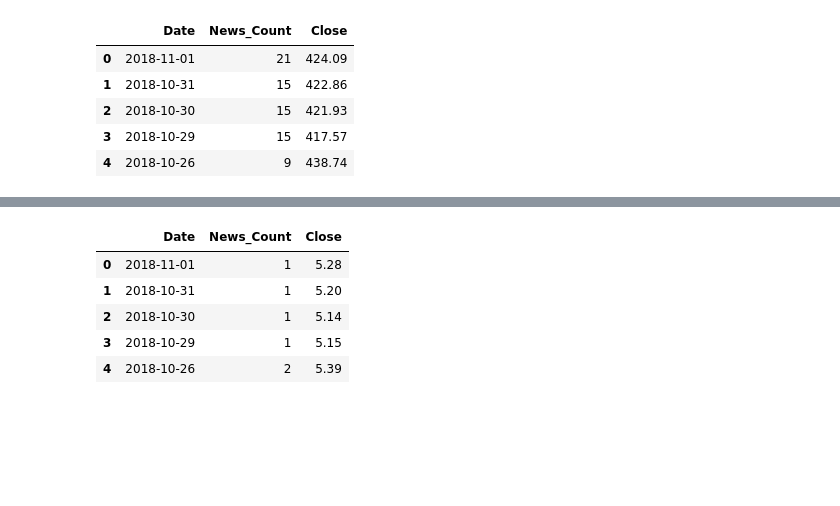
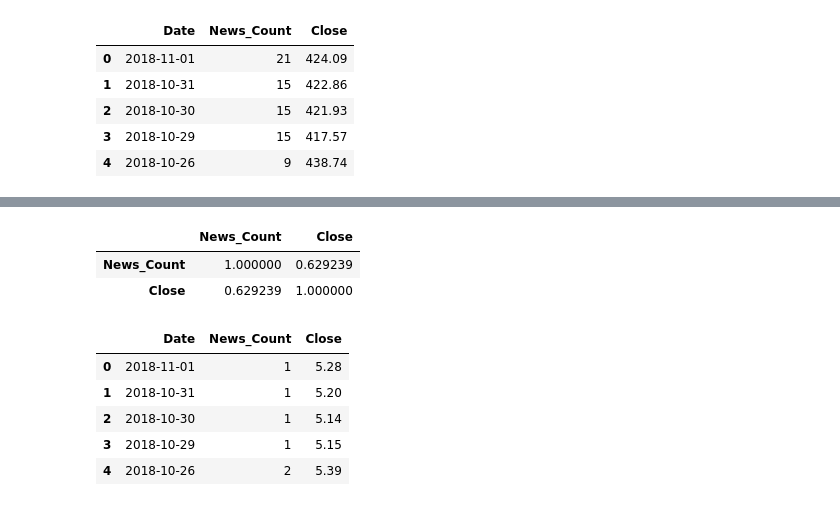
Before and after one commit to emilyrcoffield/CryptoDataScientist, a Jupyter notebook: Project_New.ipynb, the cells around one changed output, grey strips where cells are left out. Saved outputs shown, nothing was run; the diff lists cells and outputs as text; code cells hidden in the pictures; blank space fills up the shorter version.

```diff
--- a/Project_New.ipynb
+++ b/Project_New.ipynb
@@ -183,6 +189,12 @@ plt.show()
 # %% [output]
 [interactive output not drawn]
 [interactive output not drawn]
+# %%
+BCH_graph.corr()
+# %% [output]
+|  | News_Count | Close |
+| News_Count | 1.000000 | 0.629239 |
+| Close | 0.629239 | 1.000000 |
 # %%
 EOS_graph = EOS.loc[:, [ "Date","News_Count","Close"]]
 EOS_graph.head()
```
Also changed, not shown: parts of 4 cells of this notebook, 5 other files.
